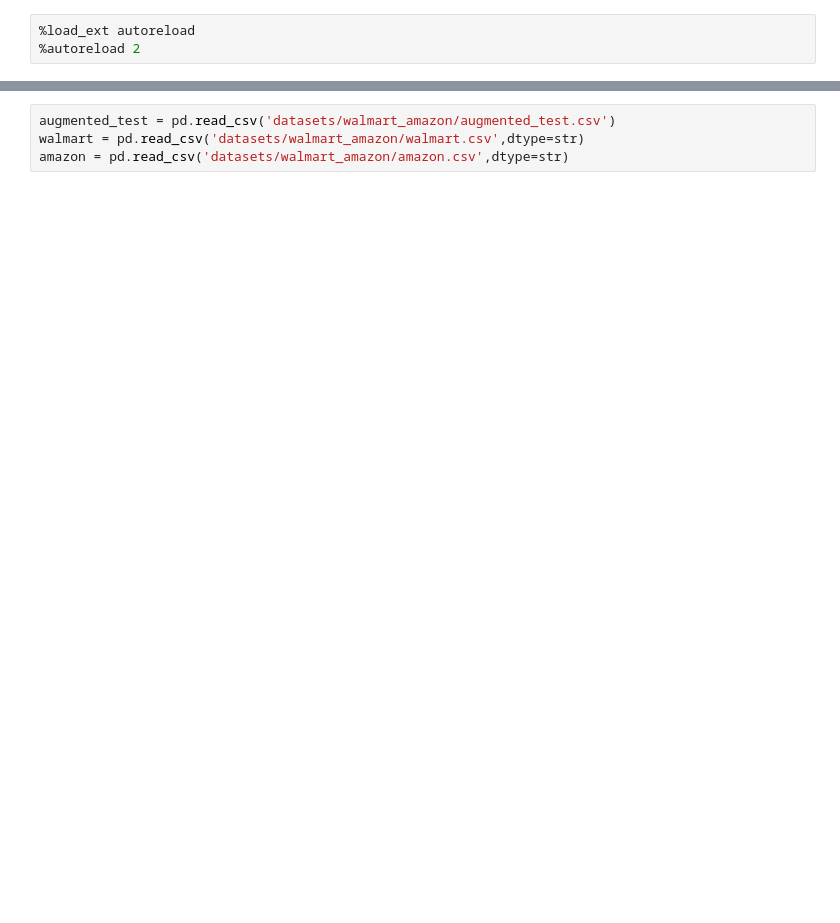
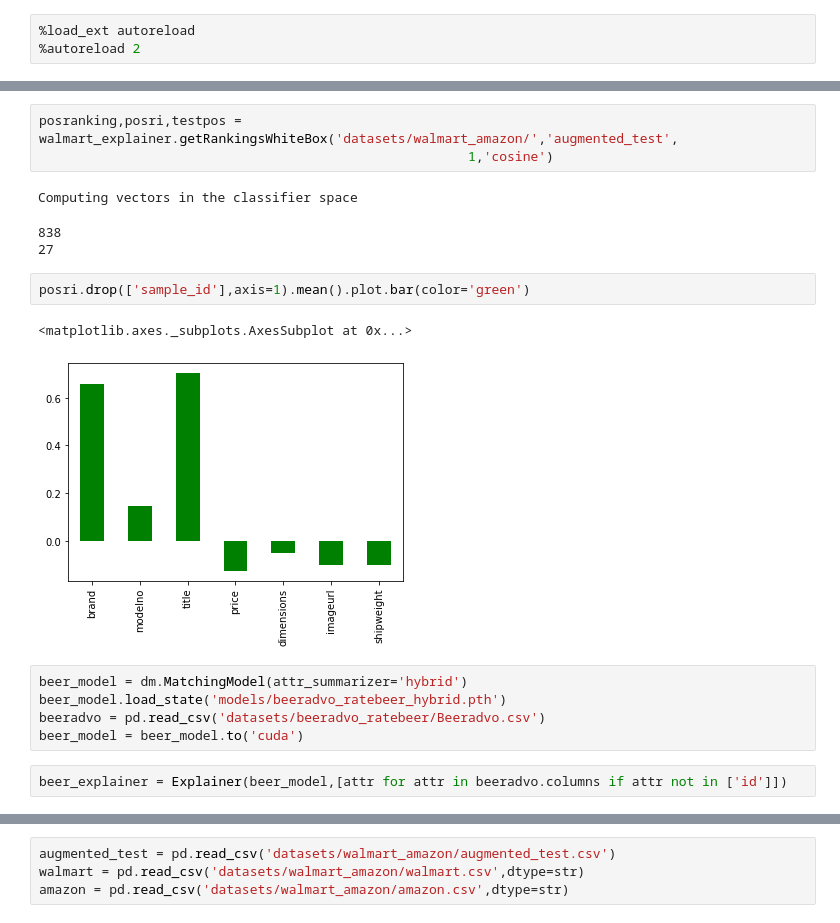
Before and after one commit to vincenzomartello/DeepER, a Jupyter notebook: Untitled.ipynb, the cells around one changed output, grey strips where cells are left out. Drawn from its saved outputs; the diff is of its cells as text; blank space fills up the shorter version.

```diff
--- a/Untitled.ipynb
+++ b/Untitled.ipynb
@@ -35,0 +183,19 @@ ________________________________________________________________________________
+# %%
+posranking,posri,testpos = walmart_explainer.getRankingsWhiteBox('datasets/walmart_amazon/','augmented_test',
+                                                       1,'cosine')
+# %% [output]
+Computing vectors in the classifier space
+838
+27
+# %%
+posri.drop(['sample_id'],axis=1).mean().plot.bar(color='green')
+# %% [output]
+<matplotlib.axes._subplots.AxesSubplot at 0x...>
+[figure, added]
+# %%
+beer_model = dm.MatchingModel(attr_summarizer='hybrid')
+beer_model.load_state('models/beeradvo_ratebeer_hybrid.pth')
+beeradvo = pd.read_csv('datasets/beeradvo_ratebeer/Beeradvo.csv')
+beer_model = beer_model.to('cuda')
+# %%
+beer_explainer = Explainer(beer_model,[attr for attr in beeradvo.columns if attr not in ['id']])
```
Also changed, not shown: parts of 95 cells of this notebook, 57 other files.
